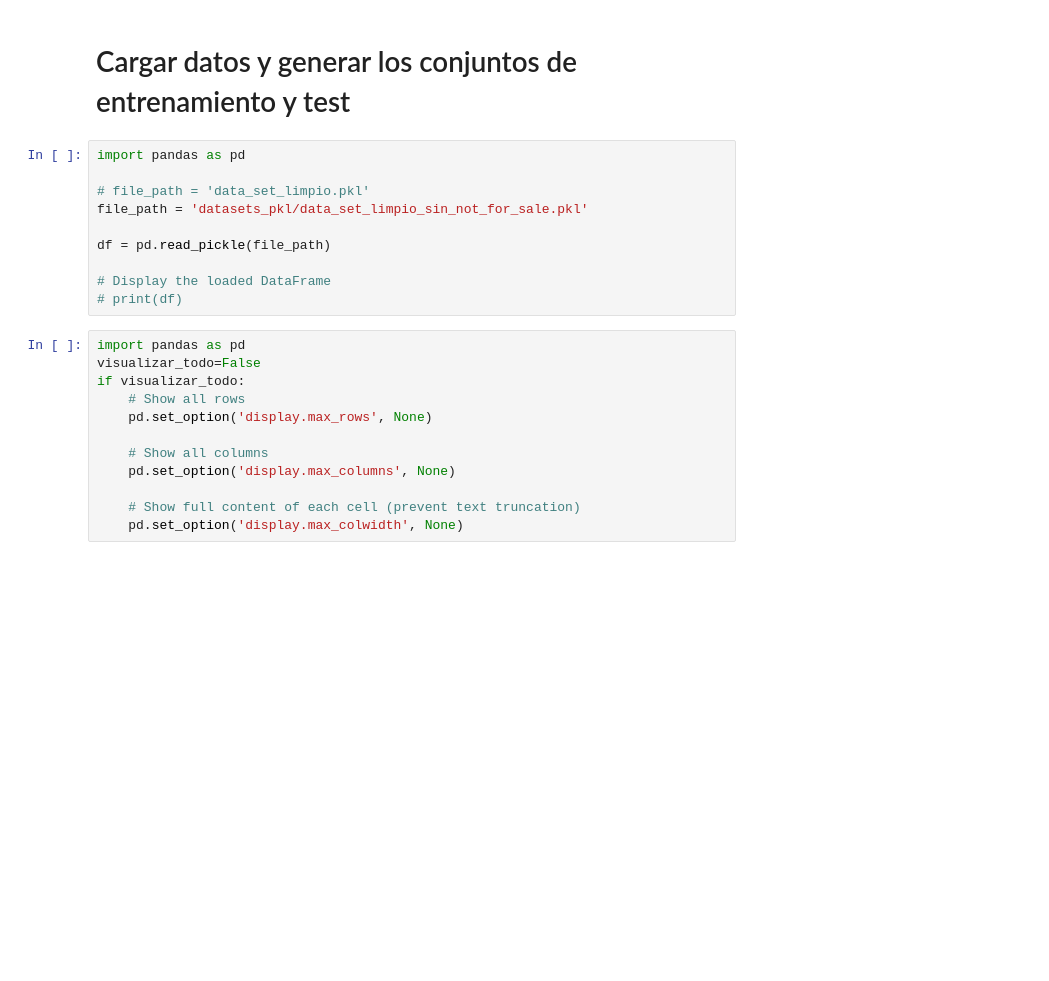
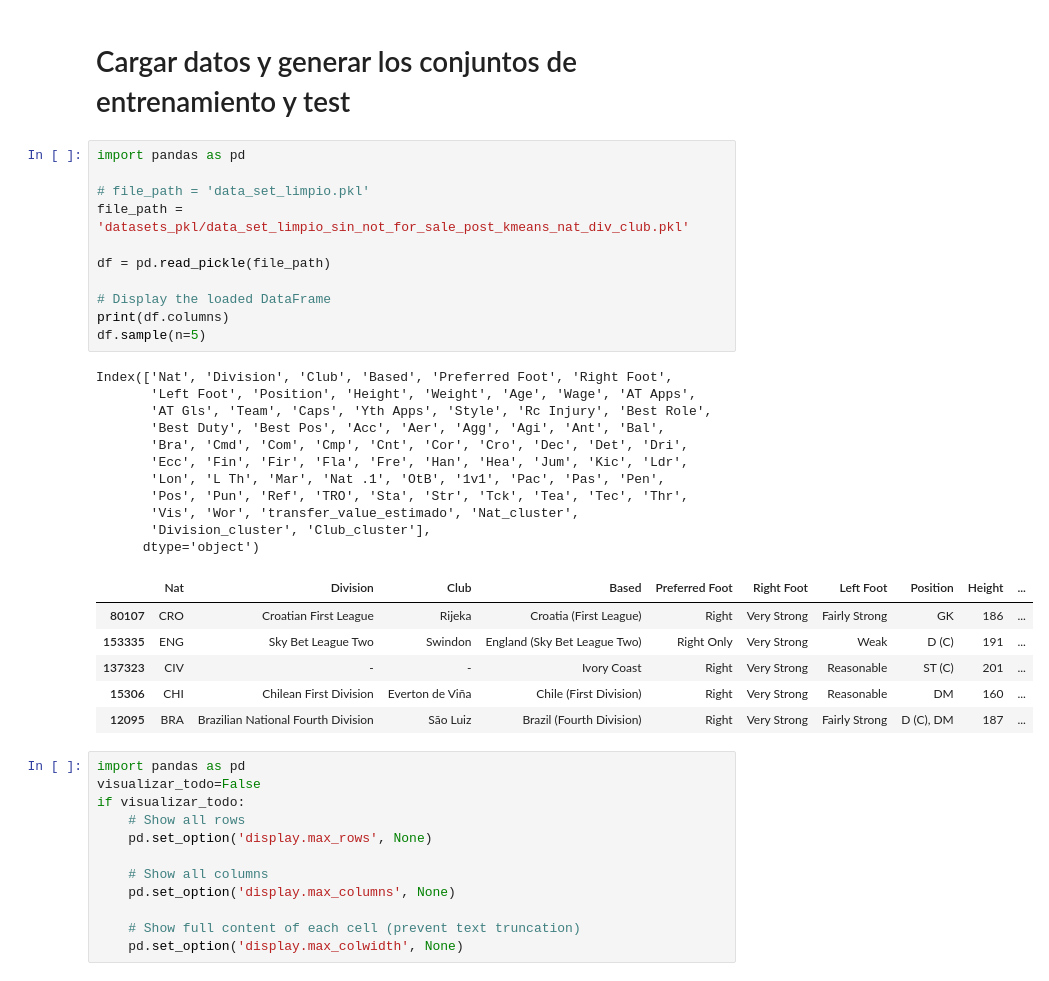
Before and after one commit to Leo11wasd/proyecto_mineria_y_analisis_de_datos, a Jupyter notebook: regresion.ipynb, the cells around one changed output. Saved outputs shown, nothing was run; the diff lists cells and outputs as text; blank space fills up the shorter version.

```diff
--- a/regresion.ipynb
+++ b/regresion.ipynb
@@ -3,13 +3,32 @@
 # %%
 import pandas as pd
 
 # file_path = 'data_set_limpio.pkl'
-file_path = 'datasets_pkl/data_set_limpio_sin_not_for_sale.pkl'
+file_path = 'datasets_pkl/data_set_limpio_sin_not_for_sale_post_kmeans_nat_div_club.pkl'
 
 df = pd.read_pickle(file_path)
 
 # Display the loaded DataFrame
-# print(df)
+print(df.columns)
+df.sample(n=5)
+# %% [output]
+Index(['Nat', 'Division', 'Club', 'Based', 'Preferred Foot', 'Right Foot',
+       'Left Foot', 'Position', 'Height', 'Weight', 'Age', 'Wage', 'AT Apps',
+       'AT Gls', 'Team', 'Caps', 'Yth Apps', 'Style', 'Rc Injury', 'Best Role',
+       'Best Duty', 'Best Pos', 'Acc', 'Aer', 'Agg', 'Agi', 'Ant', 'Bal',
+       'Bra', 'Cmd', 'Com', 'Cmp', 'Cnt', 'Cor', 'Cro', 'Dec', 'Det', 'Dri',
+       'Ecc', 'Fin', 'Fir', 'Fla', 'Fre', 'Han', 'Hea', 'Jum', 'Kic', 'Ldr',
+       'Lon', 'L Th', 'Mar', 'Nat .1', 'OtB', '1v1', 'Pac', 'Pas', 'Pen',
+       'Pos', 'Pun', 'Ref', 'TRO', 'Sta', 'Str', 'Tck', 'Tea', 'Tec', 'Thr',
+       'Vis', 'Wor', 'transfer_value_estimado', 'Nat_cluster',
+       'Division_cluster', 'Club_cluster'],
+      dtype='object')
+|  | Nat | Division | Club | Based | Preferred Foot | Right Foot | Left Foot | Position | Height | ... |
+| 80107 | CRO | Croatian First League | Rijeka | Croatia (First League) | Right | Very Strong | Fairly Strong | GK | 186 | ... |
+| 153335 | ENG | Sky Bet League Two | Swindon | England (Sky Bet League Two) | Right Only | Very Strong | Weak | D (C) | 191 | ... |
+| 137323 | CIV | - | - | Ivory Coast | Right | Very Strong | Reasonable | ST (C) | 201 | ... |
+| 15306 | CHI | Chilean First Division | Everton de Viña | Chile (First Division) | Right | Very Strong | Reasonable | DM | 160 | ... |
+| 12095 | BRA | Brazilian National Fourth Division | São Luiz | Brazil (Fourth Division) | Right | Very Strong | Fairly Strong | D (C), DM | 187 | ... |
 # %%
 import pandas as pd
 visualizar_todo=False
```
Also changed, not shown: parts of 2 cells of this notebook, 2 other files.
